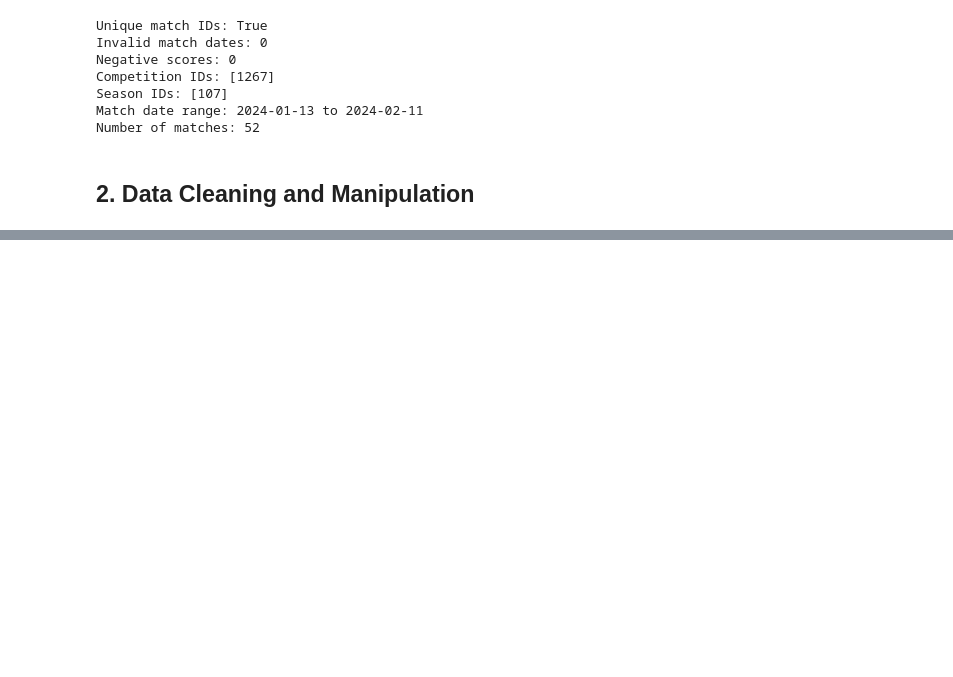
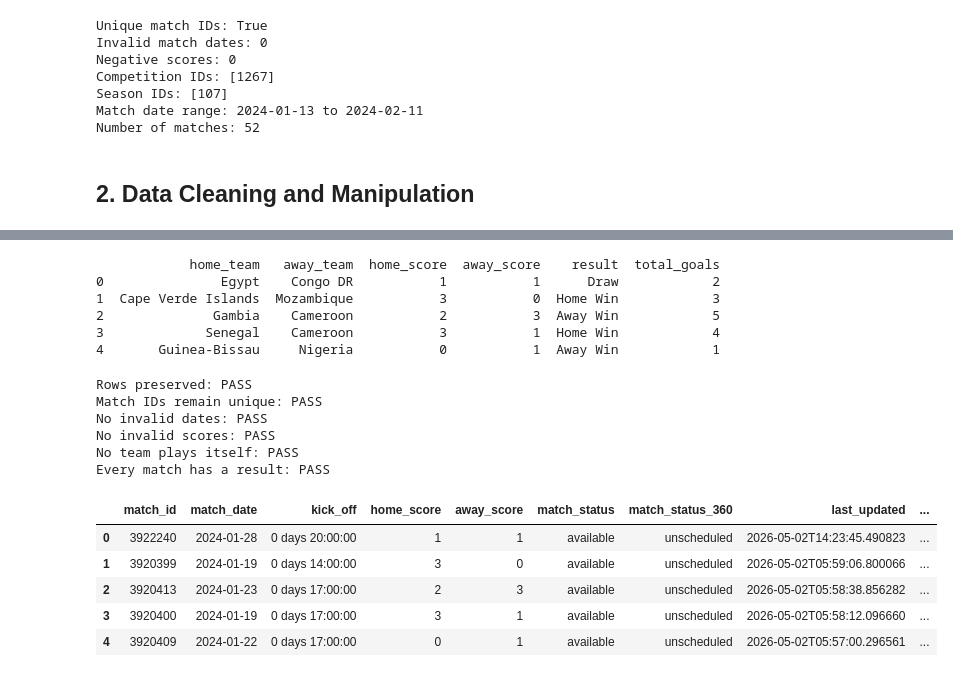
Before and after one commit to Kiletta/Football_Data_Analysis_HQ, a Jupyter notebook: AnalysisHq..ipynb, the cells around one changed output, grey strips where cells are left out. Cells and saved outputs as stored; diff of their text form; code cells hidden in the pictures; blank space fills up the shorter version.

Commit message:
Update execution counts and add data validation checks

```diff
--- a/AnalysisHq..ipynb
+++ b/AnalysisHq..ipynb
@@ -168,3 +168,8 @@ Match date range: 2024-01-13 to 2024-02-11
 Number of matches: 52
 # %% [markdown]
 ## **2. Data Cleaning and Manipulation**
+# %%
+# Create a working copy so the original dataset remains unchanged
+matches_clean = matches.copy()
+
+print('Working copy created:', matches_clean.shape)
@@ -170,0 +206,55 @@ Number of matches: 52
+# %%
+# Add match-level outcome and goal statistics
+matches_clean['result'] = 'Draw'
+matches_clean.loc[
+    matches_clean['home_score'] > matches_clean['away_score'], 'result'
+] = 'Home Win'
+matches_clean.loc[
+    matches_clean['home_score'] < matches_clean['away_score'], 'result'
+] = 'Away Win'
+
+matches_clean['total_goals'] = matches_clean['home_score'] + matches_clean['away_score']
+matches_clean['goal_difference'] = matches_clean['home_score'] - matches_clean['away_score']
+matches_clean['both_teams_scored'] = (
+    (matches_clean['home_score'] > 0) & (matches_clean['away_score'] > 0)
+)
+
+print(matches_clean[['home_team', 'away_team', 'home_score', 'away_score', 'result', 'total_goals']].head())
+# %% [output]
+            home_team   away_team  home_score  away_score    result  total_goals
+0               Egypt    Congo DR           1           1      Draw            2
+1  Cape Verde Islands  Mozambique           3           0  Home Win            3
+2              Gambia    Cameroon           2           3  Away Win            5
+3             Senegal    Cameroon           3           1  Home Win            4
+4       Guinea-Bissau     Nigeria           0           1  Away Win            1
+# %%
+# Validate the cleaned dataset before analysis
+validation_checks = {
+    'Rows preserved': len(matches_clean) == len(matches),
+    'Match IDs remain unique': matches_clean['match_id'].is_unique,
+    'No invalid dates': matches_clean['match_date'].notna().all(),
+    'No invalid scores': (
+        matches_clean[['home_score', 'away_score']].notna().all().all()
+        and (matches_clean[['home_score', 'away_score']] >= 0).all().all()
+    ),
+    'No team plays itself': (matches_clean['home_team'] != matches_clean['away_team']).all(),
+    'Every match has a result': matches_clean['result'].notna().all()
+}
+
+for check, passed in validation_checks.items():
+    print(f'{check}: {"PASS" if passed else "FAIL"}')
+
+matches_clean.head()
+# %% [output]
+Rows preserved: PASS
+Match IDs remain unique: PASS
+No invalid dates: PASS
+No invalid scores: PASS
+No team plays itself: PASS
+Every match has a result: PASS
+|  | match_id | match_date | kick_off | home_score | away_score | match_status | match_status_360 | last_updated | ... |
+| 0 | 3922240 | 2024-01-28 | 0 days 20:00:00 | 1 | 1 | available | unscheduled | 2026-05-02T14:23:45.490823 | ... |
+| 1 | 3920399 | 2024-01-19 | 0 days 14:00:00 | 3 | 0 | available | unscheduled | 2026-05-02T05:59:06.800066 | ... |
+| 2 | 3920413 | 2024-01-23 | 0 days 17:00:00 | 2 | 3 | available | unscheduled | 2026-05-02T05:58:38.856282 | ... |
+| 3 | 3920400 | 2024-01-19 | 0 days 17:00:00 | 3 | 1 | available | unscheduled | 2026-05-02T05:58:12.096660 | ... |
+| 4 | 3920409 | 2024-01-22 | 0 days 17:00:00 | 0 | 1 | available | unscheduled | 2026-05-02T05:57:00.296561 | ... |
```
Also changed, not shown: parts of 2 cells of this notebook.
